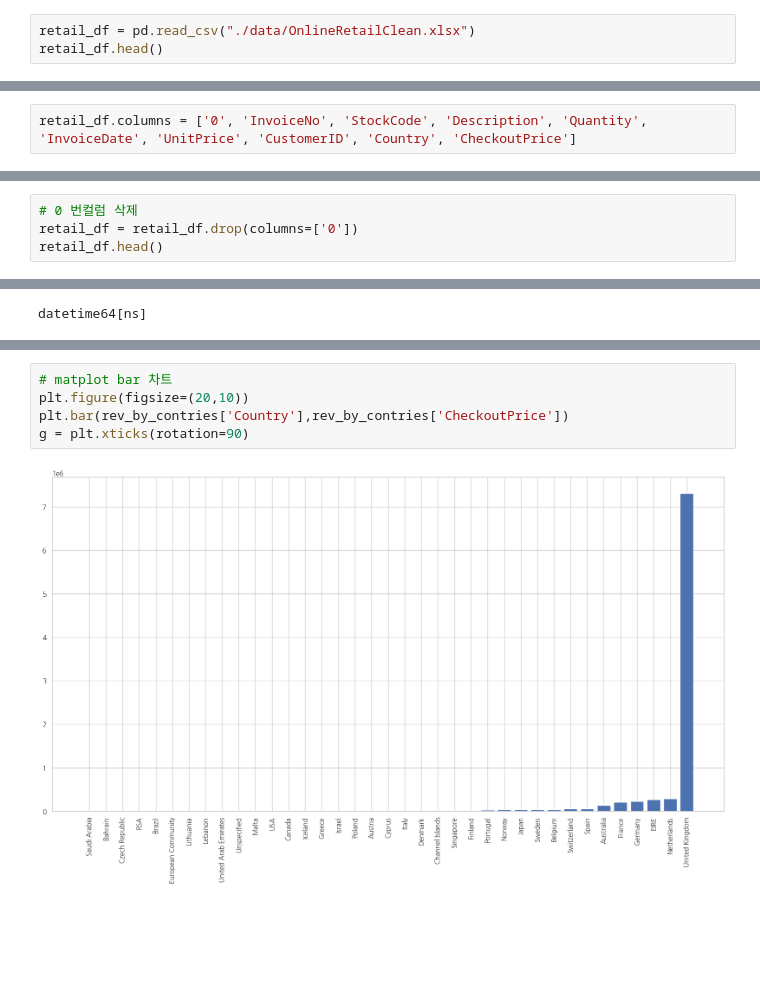
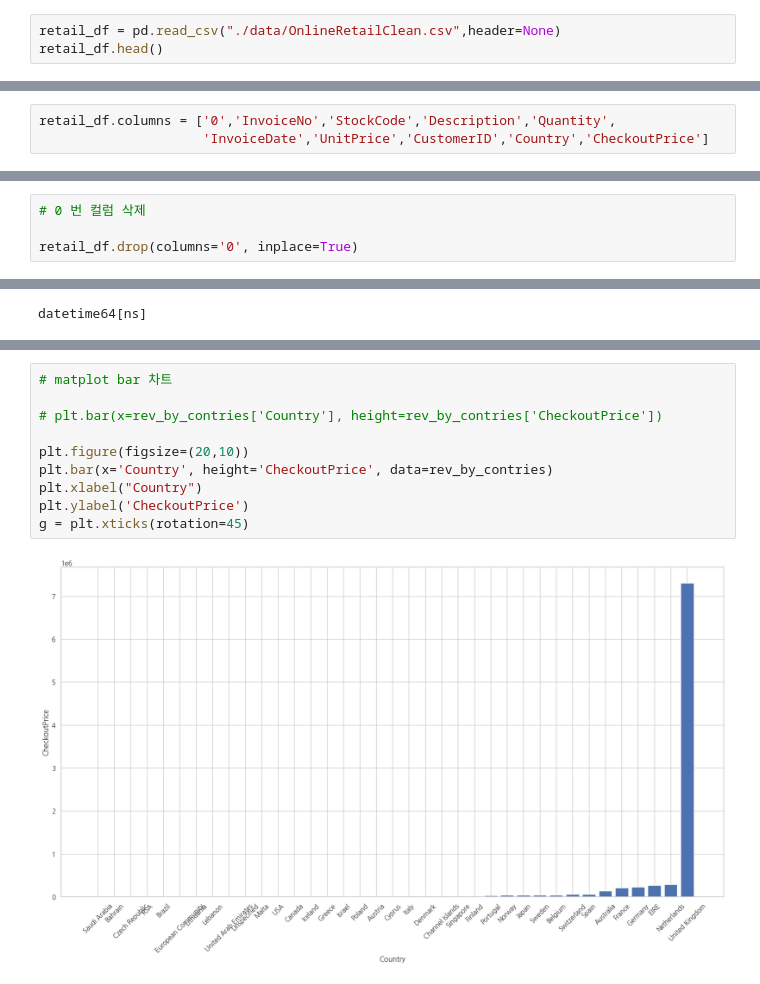
Before and after one commit to dydwoj/pythonsource, a Jupyter notebook: analytics/retail.ipynb, the cells around one changed output, grey strips where cells are left out. Saved outputs shown, nothing was run; the diff lists cells and outputs as text; blank space fills up the shorter version.

```diff
--- a/analytics/retail.ipynb
+++ b/analytics/retail.ipynb
@@ -139,4 +121,4 @@ retail_df.to_csv("./data/OnlineRetailClean.xlsx",header=None,index=False)
 # %%
-retail_df = pd.read_csv("./data/OnlineRetailClean.xlsx")
+retail_df = pd.read_csv("./data/OnlineRetailClean.csv",header=None)
 retail_df.head()
 # %% [output]
@@ -168,2 +151,3 @@ memory usage: 27.3+ MB
 # %%
-retail_df.columns = ['0', 'InvoiceNo', 'StockCode', 'Description', 'Quantity', 'InvoiceDate', 'UnitPrice', 'CustomerID', 'Country', 'CheckoutPrice']
+retail_df.columns = ['0','InvoiceNo','StockCode','Description','Quantity',
+                     'InvoiceDate','UnitPrice','CustomerID','Country','CheckoutPrice']
@@ -190,6 +172,6 @@ Data columns (total 10 columns):
 dtypes: float64(2), int64(4), object(4)
 memory usage: 30.4+ MB
 # %%
-# 0 번컬럼 삭제
-retail_df = retail_df.drop(columns=['0'])
-retail_df.head()
+# 0 번 컬럼 삭제
+
+retail_df.drop(columns='0', inplace=True)
@@ -256,8 +239,13 @@ rev_by_contries.head(10)
 | 9 | Unspecified | 2667.07 |
 # %%
 # matplot bar 차트
+
+# plt.bar(x=rev_by_contries['Country'], height=rev_by_contries['CheckoutPrice'])
+
 plt.figure(figsize=(20,10))
-plt.bar(rev_by_contries['Country'],rev_by_contries['CheckoutPrice'])
-g = plt.xticks(rotation=90)
+plt.bar(x='Country', height='CheckoutPrice', data=rev_by_contries)
+plt.xlabel("Country")
+plt.ylabel('CheckoutPrice')
+g = plt.xticks(rotation=45)
 # %% [output]
-[figure, old version]
+[figure, new version]
```
Also changed, not shown: parts of 46 cells of this notebook, 13 other files.
